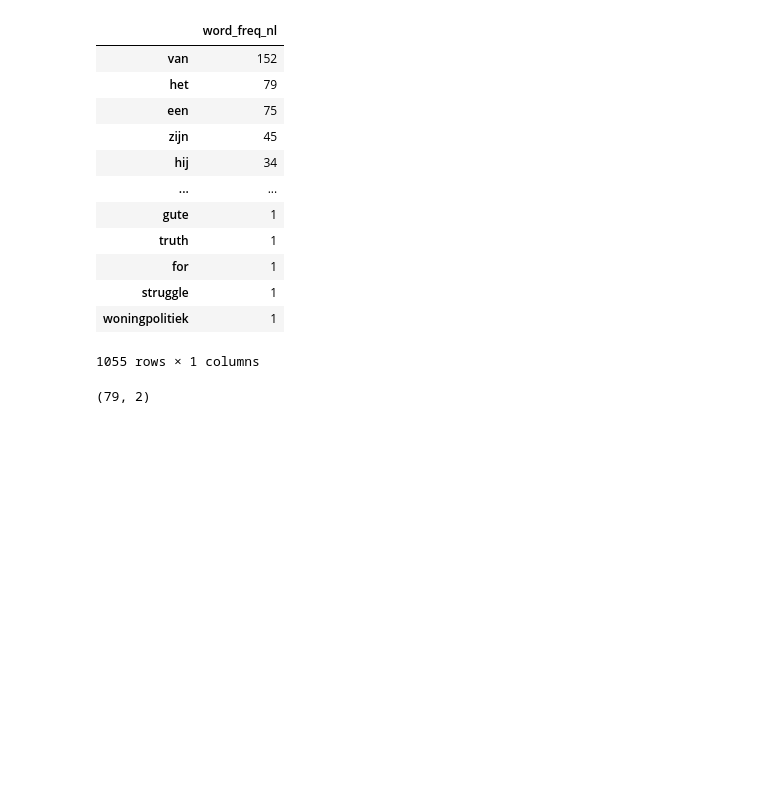
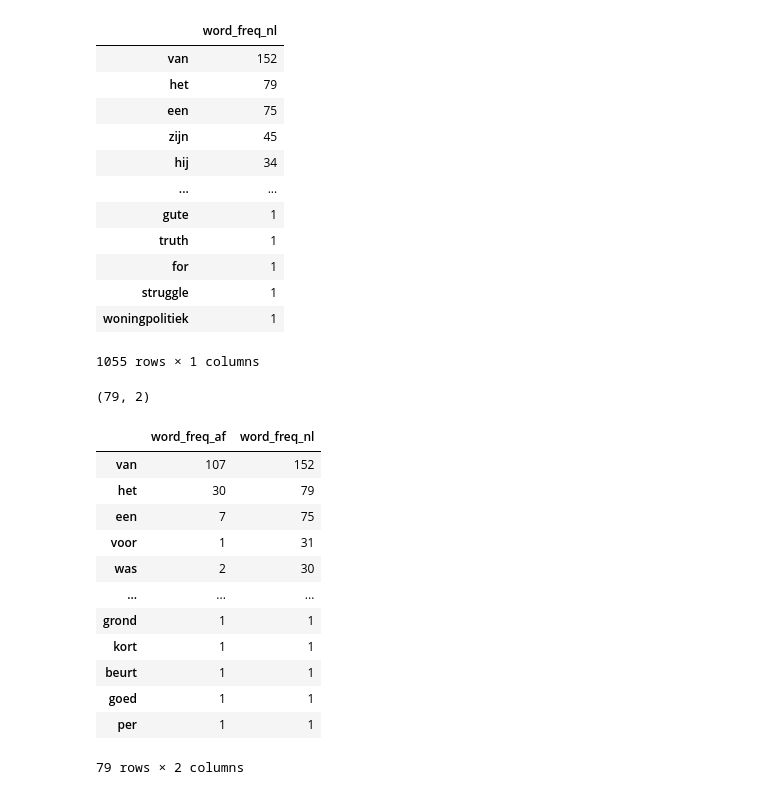
Before and after one commit to ninahew/mscfinalproject, a Jupyter notebook: Dataset preparation and initial build.ipynb, the cells around one changed output. Cells and saved outputs as stored; diff of their text form; code cells hidden in the pictures; blank space fills up the shorter version.

```diff
--- a/Dataset preparation and initial build.ipynb
+++ b/Dataset preparation and initial build.ipynb
@@ -246,3 +247,19 @@ shared_words = pd.merge(af_df, nl_df, how = 'inner', left_index=True, right_inde
 shared_words.shape
 # %% [output]
 (79, 2)
+# %%
+shared_words.sort_values(by=['word_freq_nl'], ascending = False)
+# %% [output]
+|  | word_freq_af | word_freq_nl |
+| van | 107 | 152 |
+| het | 30 | 79 |
+| een | 7 | 75 |
+| voor | 1 | 31 |
+| was | 2 | 30 |
+| ... | ... | ... |
+| grond | 1 | 1 |
+| kort | 1 | 1 |
+| beurt | 1 | 1 |
+| goed | 1 | 1 |
+| per | 1 | 1 |
+79 rows × 2 columns
```
Also changed, not shown: parts of 4 cells of this notebook.
